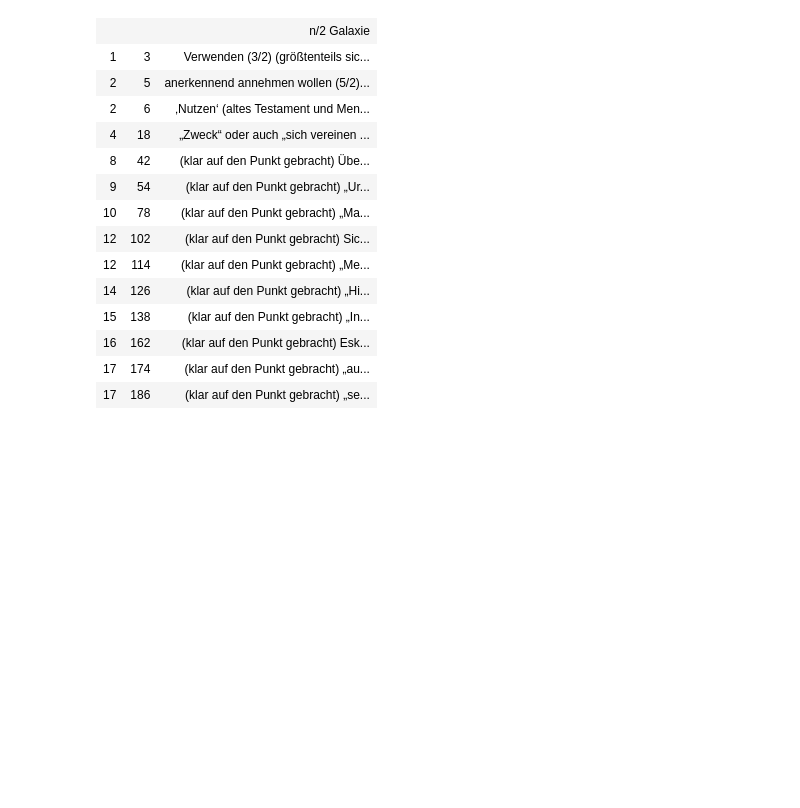
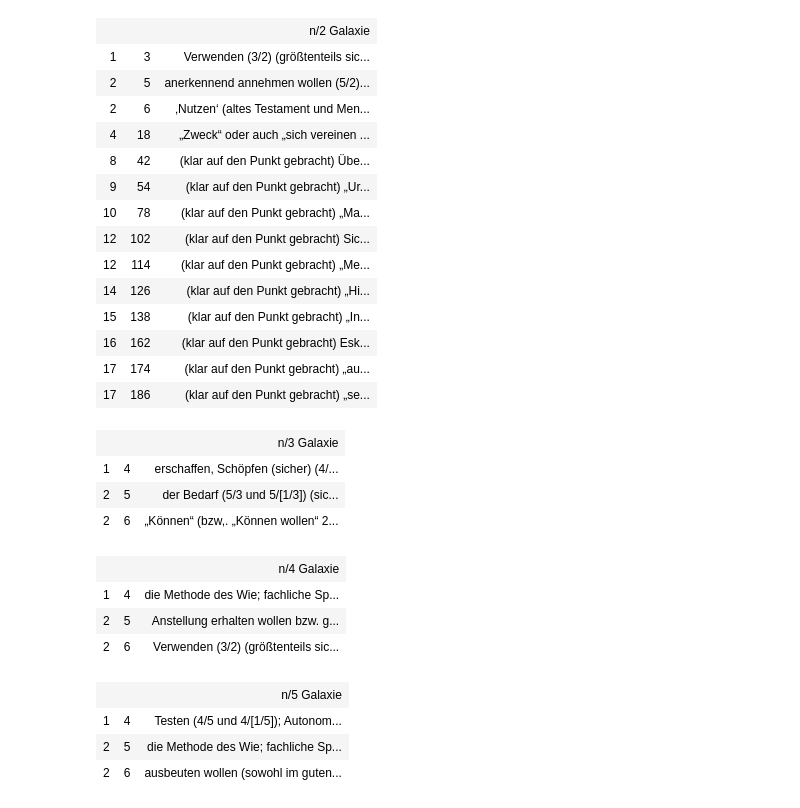
Before and after one commit to githubuser2000/reta-23-07-20, a Jupyter notebook: unit-testing/bruchSyntaxNeu-23-04.ipynb, the cells around one changed output. Saved outputs shown, nothing was run; the diff lists cells and outputs as text; code cells hidden in the pictures; blank space fills up the shorter version.

```diff
--- a/unit-testing/bruchSyntaxNeu-23-04.ipynb
+++ b/unit-testing/bruchSyntaxNeu-23-04.ipynb
@@ -185,3 +184,18 @@ HTML(teste("a 1/3-2/4,v1/5-2/6,v-1/10-2/12,-1/4-2/4"))
 | 16 | 162 | (klar auf den Punkt gebracht) Esk... |
 | 17 | 174 | (klar auf den Punkt gebracht) „au... |
 | 17 | 186 | (klar auf den Punkt gebracht) „se... |
+# %%
+HTML(teste("a 3/4-5/6"))
+# %% [output]
+|  |  | n/3 Galaxie |
+| 1 | 4 | erschaffen, Schöpfen (sicher) (4/... |
+| 2 | 5 | der Bedarf (5/3 und 5/[1/3]) (sic... |
+| 2 | 6 | „Können“ (bzw,. „Können wollen“ 2... |
+|  |  | n/4 Galaxie |
+| 1 | 4 | die Methode des Wie; fachliche Sp... |
+| 2 | 5 | Anstellung erhalten wollen bzw. g... |
+| 2 | 6 | Verwenden (3/2) (größtenteils sic... |
+|  |  | n/5 Galaxie |
+| 1 | 4 | Testen (4/5 und 4/[1/5]); Autonom... |
+| 2 | 5 | die Methode des Wie; fachliche Sp... |
+| 2 | 6 | ausbeuten wollen (sowohl im guten... |
```
Also changed, not shown: parts of 2 cells of this notebook, 1 other file.
